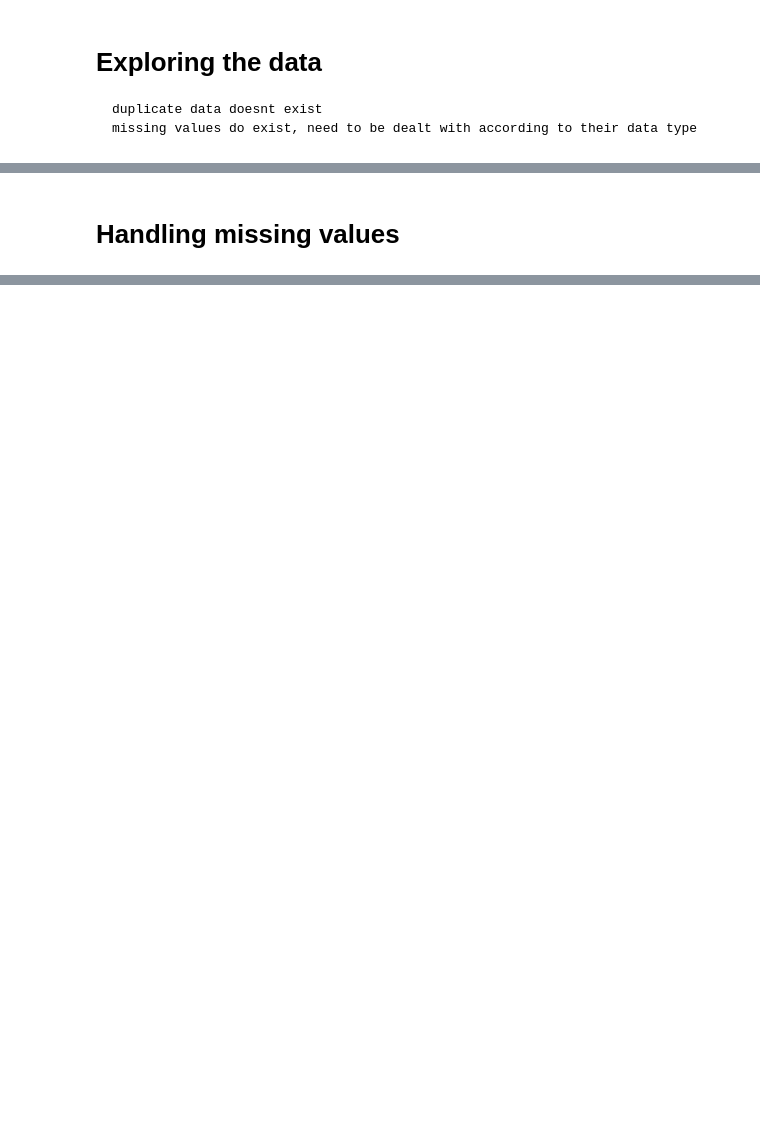
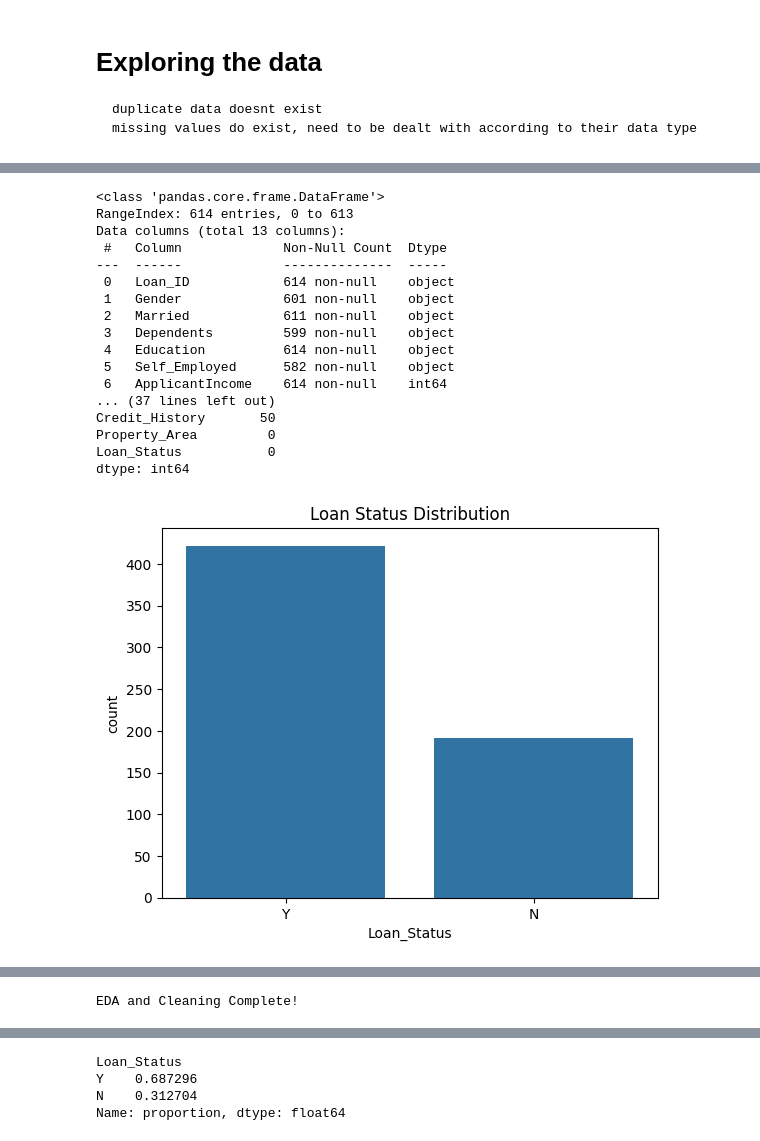
Before and after one commit to mohanOlivia/LoanPrediction, a Jupyter notebook: notebooks/01_eda_cleaning.ipynb, the cells around one changed output, grey strips where cells are left out. Saved outputs shown, nothing was run; the diff lists cells and outputs as text; code cells hidden in the pictures; blank space fills up the shorter version.

Commit message:
Create Notebooks, Processed and cleaned data further

```diff
--- a/notebooks/01_eda_cleaning.ipynb
+++ b/notebooks/01_eda_cleaning.ipynb
@@ -38,2 +5,73 @@ dtype: int64
-# %% [markdown]
-# Handling missing values
+# %%
+import pandas as pd
+import numpy as np
+import matplotlib.pyplot as plt
+import seaborn as sns
+
+# --- 2. Load Data ---
+train_df = pd.read_csv("C:/Users/livmo/OneDrive - Trinity College Dublin/LoanPrediction/LoanPrediction/data/train.csv")
+test_df = pd.read_csv("C:/Users/livmo/OneDrive - Trinity College Dublin/LoanPrediction/LoanPrediction/data/test.csv")
+
+# --- 3. Initial Inspection ---
+train_df.head()
+train_df.info()
+print(train_df.describe())
+print(train_df.isna().sum())
+
+# --- 4. Exploratory Data Analysis (EDA) ---
+# Target variable distribution
+
+# Categorical variables distribution example
+for col in ['Gender', 'Married', 'Education', 'Self_Employed']:
+    sns.countplot(x=col, data=train_df)
+    plt.title(f"Distribution of {col}")
+    plt.show()
+
+# Numerical variables
+train_df['LoanAmount'].hist(bins=30)
+plt.title("Loan Amount Distribution")
+plt.show()
+
+# --- 5. Handle Missing Values ---
+# Categorical
+for col in ['Gender', 'Married', 'Self_Employed']:
+    train_df[col] = train_df[col].fillna(train_df[col].mode()[0], inplace=True)
+    test_df[col] = test_df[col].fillna(test_df[col].mode()[0], inplace=True)
+
+# Numerical
+for col in ['LoanAmount', 'Loan_Amount_Term']:
+    train_df[col] = train_df[col].fillna(train_df[col].median(), inplace=True)
+    test_df[col] = test_df[col].fillna(test_df[col].median(), inplace=True)
+
+# Credit History
+train_df['Credit_History'].fillna(train_df['Credit_History'].mode()[0], inplace=True)
+test_df['Credit_History'].fillna(test_df['Credit_History'].mode()[0], inplace=True)
+
+# --- 6. Encode Categorical Variables ---
+train_df = pd.get_dummies(train_df, columns=['Gender', 'Married', 'Education', 'Self_Employed', 'Property_Area'], drop_first=True)
+test_df = pd.get_dummies(test_df, columns=['Gender', 'Married', 'Education', 'Self_Employed', 'Property_Area'], drop_first=True)
+
+# --- 7. Save Cleaned Data ---
+train_df.to_csv("C:/Users/livmo/OneDrive - Trinity College Dublin/LoanPrediction/LoanPrediction/data/processed/train_clean.csv", index=False)
+test_df.to_csv("C:/Users/livmo/OneDrive - Trinity College Dublin/LoanPrediction/LoanPrediction/data/processed/test_clean.csv", index=False)
+
+print("EDA and Cleaning Complete!")
+# %% [output]
+<class 'pandas.core.frame.DataFrame'>
+RangeIndex: 614 entries, 0 to 613
+Data columns (total 13 columns):
+ #   Column             Non-Null Count  Dtype
+---  ------             --------------  -----
+ 0   Loan_ID            614 non-null    object
+ 1   Gender             601 non-null    object
+ 2   Married            611 non-null    object
+ 3   Dependents         599 non-null    object
+ 4   Education          614 non-null    object
+ 5   Self_Employed      582 non-null    object
+ 6   ApplicantIncome    614 non-null    int64
+... (37 lines left out)
+Credit_History       50
+Property_Area         0
+Loan_Status           0
+dtype: int64
+[figure, added]
@@ -39,0 +83 @@ dtype: int64
+EDA and Cleaning Complete!
@@ -40 +101,5 @@ dtype: int64
+Loan_Status
+Y    0.687296
+N    0.312704
+Name: proportion, dtype: float64
 # %%
```
Also changed, not shown: parts of 4 cells of this notebook, 6 other files.
